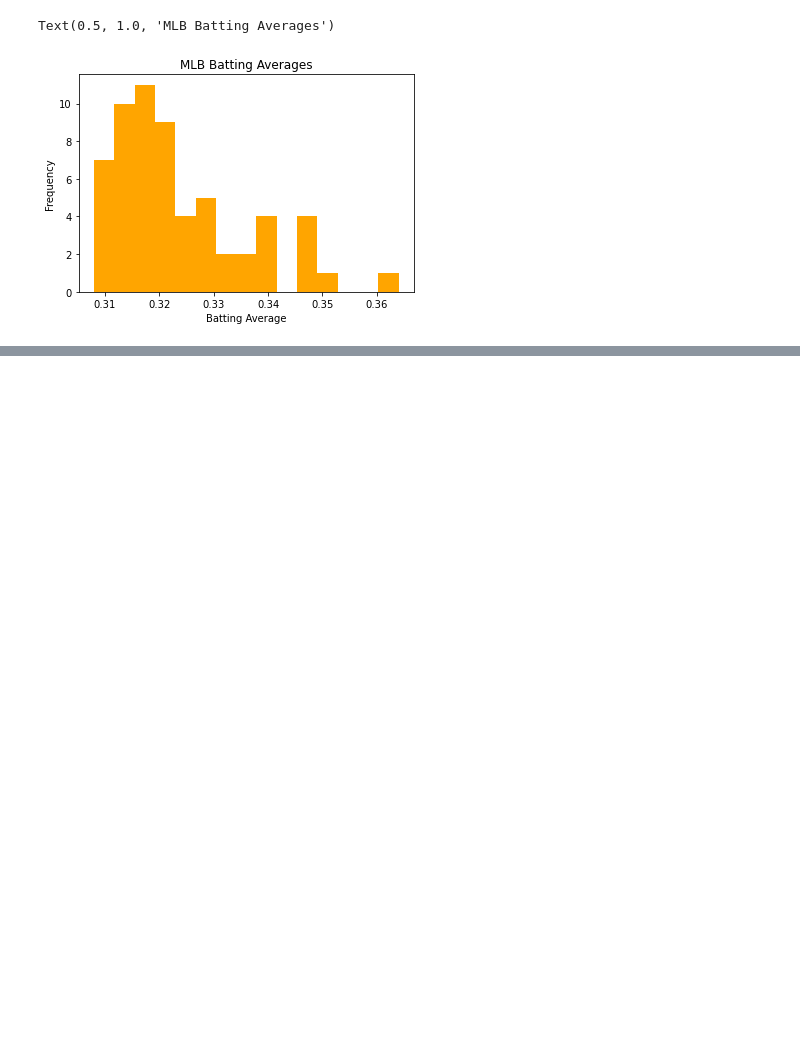
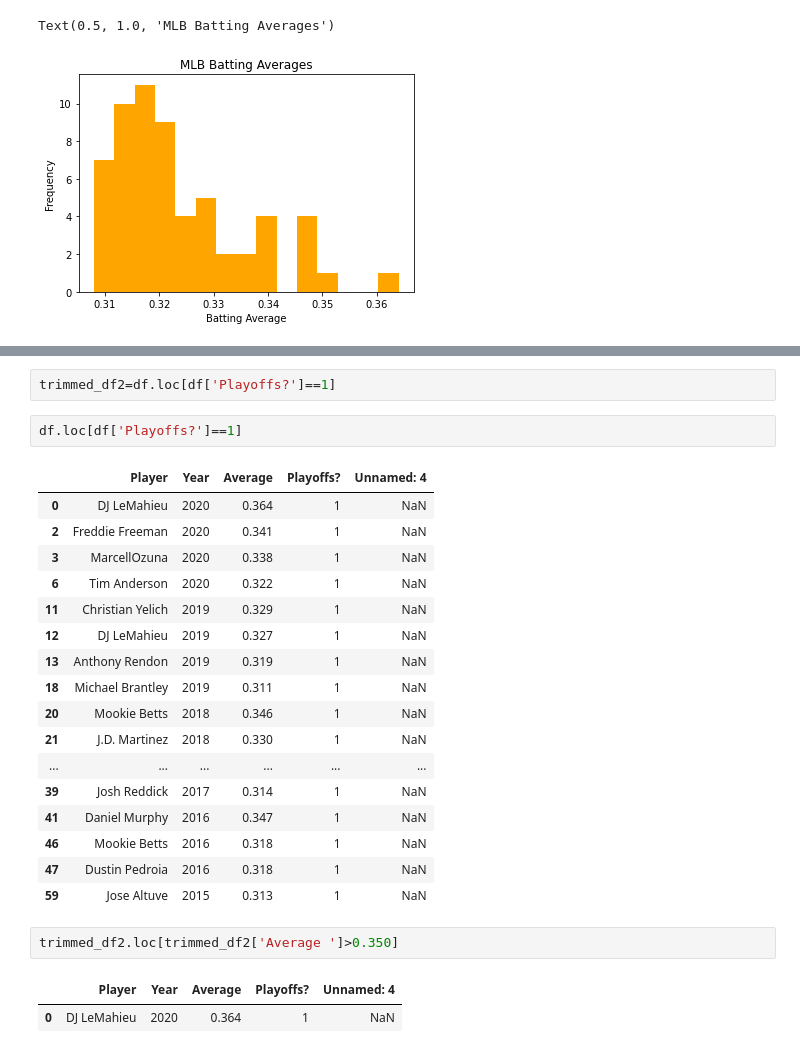
Before and after one commit to rdulski8/Personal_Dataset_Project, a Jupyter notebook: Personal Dataset.ipynb, the cells around one changed output, grey strips where cells are left out. Cells and saved outputs as stored; diff of their text form; blank space fills up the shorter version.

```diff
--- a/Personal Dataset.ipynb
+++ b/Personal Dataset.ipynb
@@ -49,0 +84,27 @@ array([[<matplotlib.axes._subplots.AxesSubplot object at 0x...>,
+# %%
+trimmed_df2=df.loc[df['Playoffs?']==1]
+# %%
+df.loc[df['Playoffs?']==1]
+# %% [output]
+|  | Player | Year | Average | Playoffs? | Unnamed: 4 |
+| 0 | DJ LeMahieu | 2020 | 0.364 | 1 | NaN |
+| 2 | Freddie Freeman | 2020 | 0.341 | 1 | NaN |
+| 3 | MarcellOzuna | 2020 | 0.338 | 1 | NaN |
+| 6 | Tim Anderson | 2020 | 0.322 | 1 | NaN |
+| 11 | Christian Yelich | 2019 | 0.329 | 1 | NaN |
+| 12 | DJ LeMahieu | 2019 | 0.327 | 1 | NaN |
+| 13 | Anthony Rendon | 2019 | 0.319 | 1 | NaN |
+| 18 | Michael Brantley | 2019 | 0.311 | 1 | NaN |
+| 20 | Mookie Betts | 2018 | 0.346 | 1 | NaN |
+| 21 | J.D. Martinez | 2018 | 0.330 | 1 | NaN |
+| ... | ... | ... | ... | ... | ... |
+| 39 | Josh Reddick | 2017 | 0.314 | 1 | NaN |
+| 41 | Daniel Murphy | 2016 | 0.347 | 1 | NaN |
+| 46 | Mookie Betts | 2016 | 0.318 | 1 | NaN |
+| 47 | Dustin Pedroia | 2016 | 0.318 | 1 | NaN |
+| 59 | Jose Altuve | 2015 | 0.313 | 1 | NaN |
+# %%
+trimmed_df2.loc[trimmed_df2['Average ']>0.350]
+# %% [output]
+|  | Player | Year | Average | Playoffs? | Unnamed: 4 |
+| 0 | DJ LeMahieu | 2020 | 0.364 | 1 | NaN |
```
Also changed, not shown: parts of 7 cells of this notebook.
